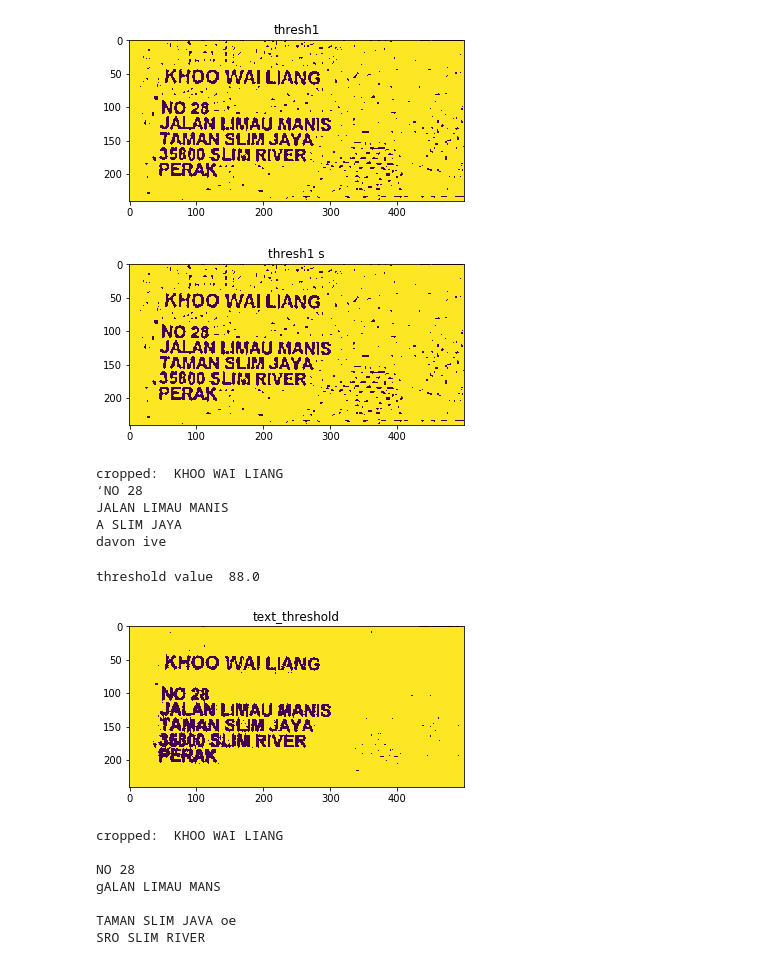
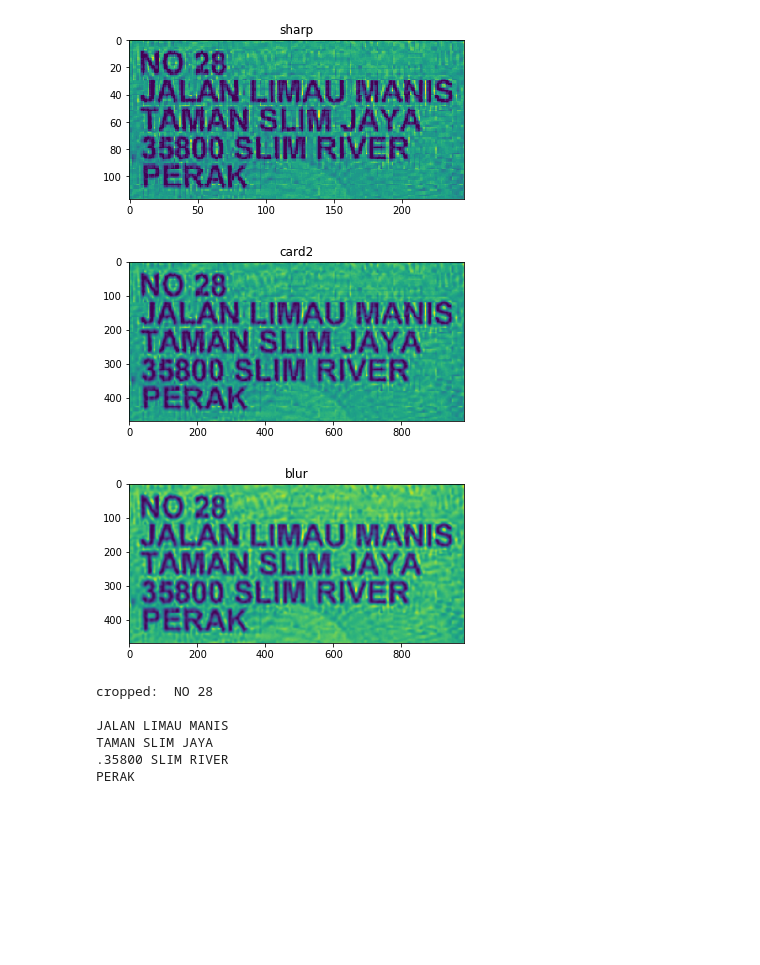
Before and after one commit to skywills/id-card-detector, a Jupyter notebook: test_ocr_2.ipynb, the cells around one changed output. Cells and saved outputs as stored; diff of their text form; code cells hidden in the pictures; blank space fills up the shorter version.

```diff
--- a/test_ocr_2.ipynb
+++ b/test_ocr_2.ipynb
@@ -297,41 +314,26 @@ plt.show()
-# %%
-#blur = cv2.bilateralFilter(card2, 9, 60, 60)
-blur = cv2.medianBlur(card, 3)
-thresh1 = cv2.adaptiveThreshold(blur,255,cv2.ADAPTIVE_THRESH_MEAN_C,\
-            cv2.THRESH_BINARY,15, 13)
-plt.title('thresh1')
-plt.imshow(thresh1)
-plt.show()
-thresh1 = sharpen(thresh1)
-plt.title('thresh1 s')
-plt.imshow(thresh1)
-plt.show()
-custom_config = r'--oem 3 --psm 6'
-print('cropped: ' ,pytesseract.image_to_string(card2,config = custom_config))
-# %% [output]
-[figure, removed]
-[figure, removed]
-cropped:  KHOO WAI LIANG
-‘NO 28
-JALAN LIMAU MANIS
-A SLIM JAYA
-davon ive
-# %%
-threshold_value = cv2.threshold(card2, 0, 255, cv2.THRESH_OTSU | cv2.THRESH_BINARY)[0]
-print('threshold value ', threshold_value)
-text_threshold = cv2.threshold(card, threshold_value-5, 255, cv2.THRESH_BINARY)[1]
-plt.title('text_threshold')
-plt.imshow(text_threshold)
-plt.show()
-custom_config = r'--oem 3 --psm 6'
-print('cropped: ' ,pytesseract.image_to_string(text_threshold,config = custom_config))
-# %% [output]
-threshold value  88.0
-[figure, removed]
-cropped:  KHOO WAI LIANG
-
-NO 28
-gALAN LIMAU MANS
-
-TAMAN SLIM JAVA oe
-SRO SLIM RIVER
+# %%
+sap = sharpen(text)
+plt.title('sharp')
+plt.imshow(sap)
+plt.show()
+card2 = cv2.resize(sap,(text.shape[1]*4,text.shape[0]*4))
+plt.title('card2')
+plt.imshow(card2)
+plt.show()
+#card2 = cv2.medianBlur(card2,7)
+card2 = cv2.bilateralFilter(card2, 9, 60, 60)
+plt.title('blur')
+plt.imshow(card2)
+plt.show()
+custom_config = r'--oem 3 --psm 6'
+print('cropped: ' ,pytesseract.image_to_string(card2,config = custom_config))
+# %% [output]
+[figure, added]
+[figure, added]
+[figure, added]
+cropped:  NO 28
+
+JALAN LIMAU MANIS
+TAMAN SLIM JAYA
+.35800 SLIM RIVER
+PERAK
```
Also changed, not shown: parts of 8 cells of this notebook, 2 other files.
